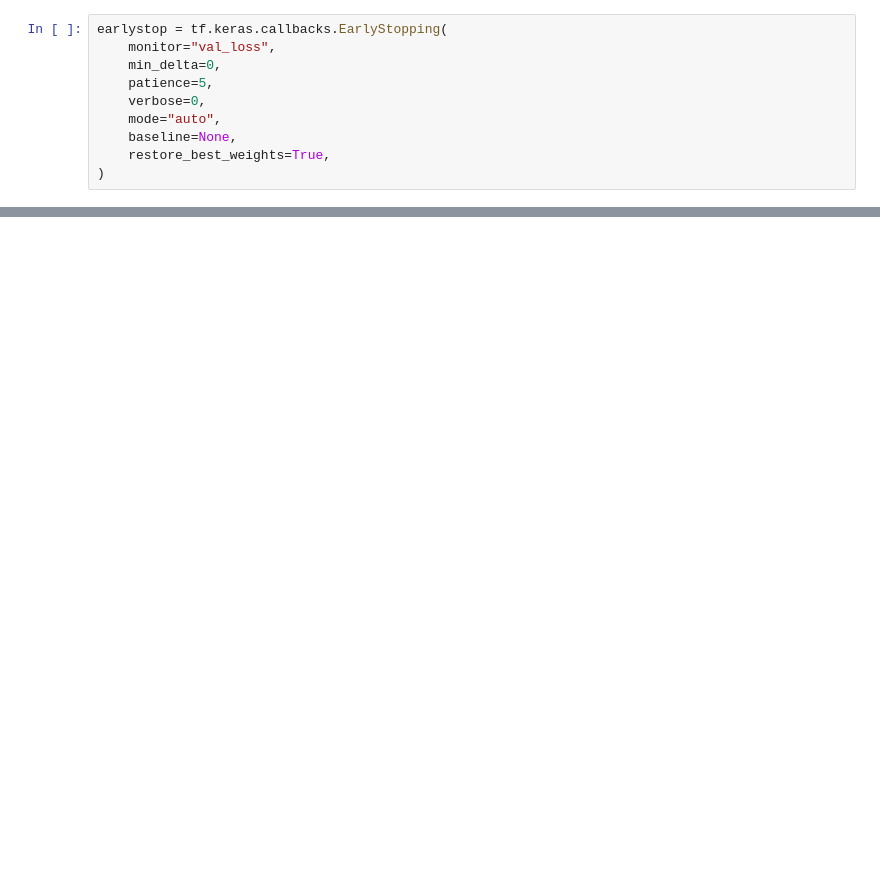
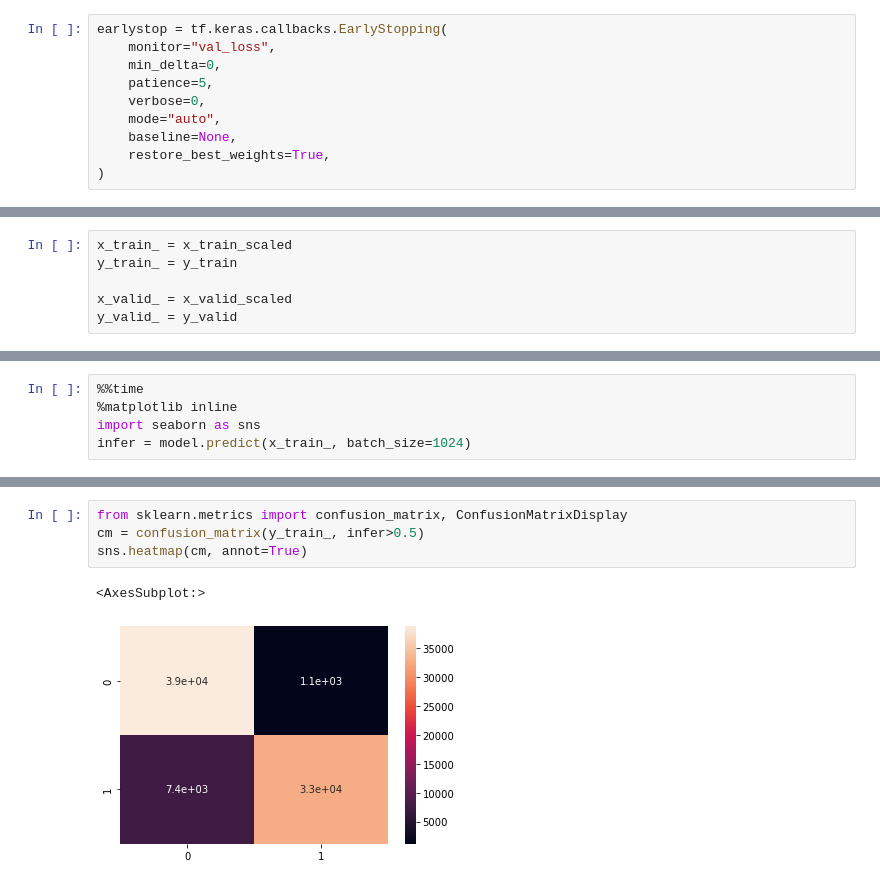
Before and after one commit to In-storage-compute/LArTPC-1DCNN-AutoEncoder, a Jupyter notebook: Neutrino-Trained -NewDataSet/train_V_new.ipynb, the cells around one changed output, grey strips where cells are left out. Saved outputs shown, nothing was run; the diff lists cells and outputs as text; blank space fills up the shorter version.

```diff
--- a/Neutrino-Trained -NewDataSet/train_V_new.ipynb
+++ b/Neutrino-Trained -NewDataSet/train_V_new.ipynb
@@ -152,0 +181,6 @@ Wall time: 5.38 s
+# %%
+x_train_ = x_train_scaled
+y_train_ = y_train
+
+x_valid_ = x_valid_scaled
+y_valid_ = y_valid
@@ -152,0 +189,5 @@ Wall time: 5.38 s
+# %%
+%%time
+%matplotlib inline
+import seaborn as sns
+infer = model.predict(x_train_, batch_size=1024)
@@ -152,0 +197,7 @@ Wall time: 5.38 s
+# %%
+from sklearn.metrics import confusion_matrix, ConfusionMatrixDisplay
+cm = confusion_matrix(y_train_, infer>0.5)
+sns.heatmap(cm, annot=True)
+# %% [output]
+<AxesSubplot:>
+[figure, added]
```
Also changed, not shown: parts of 30 cells of this notebook, 4 other files.
